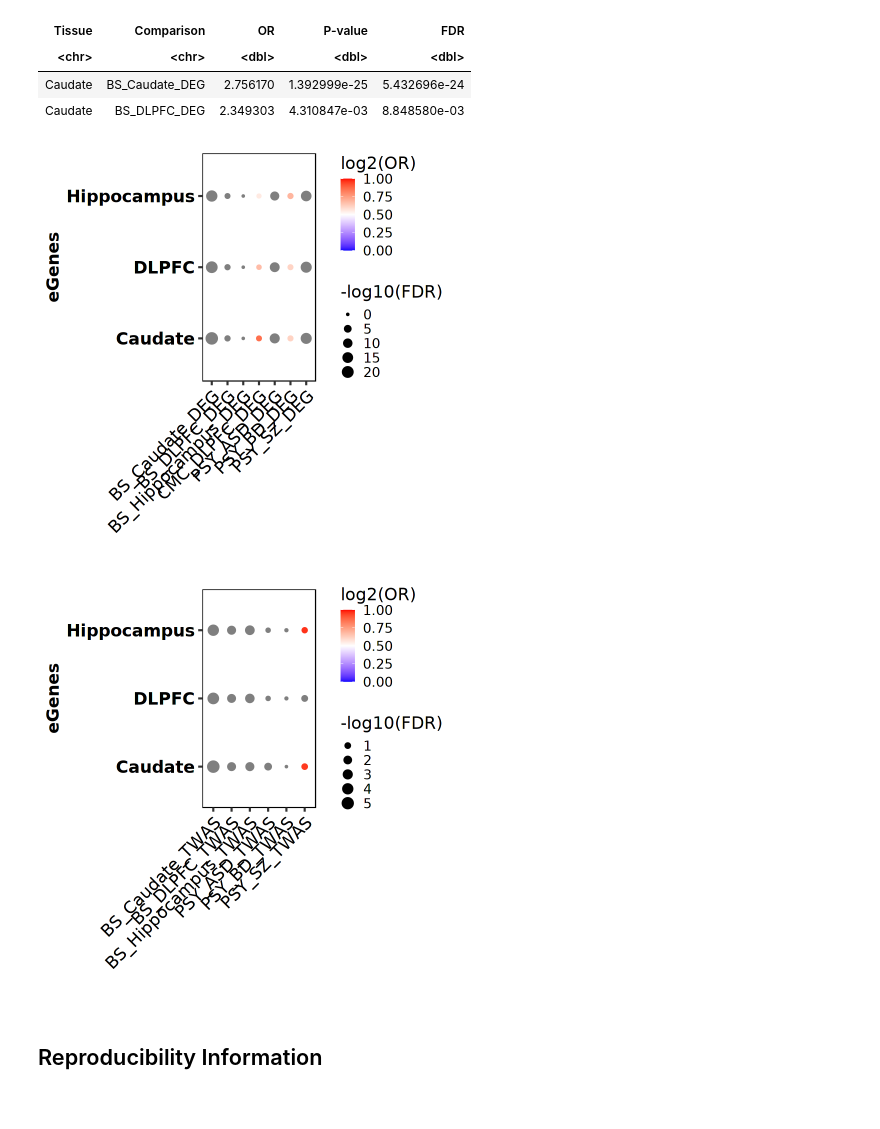
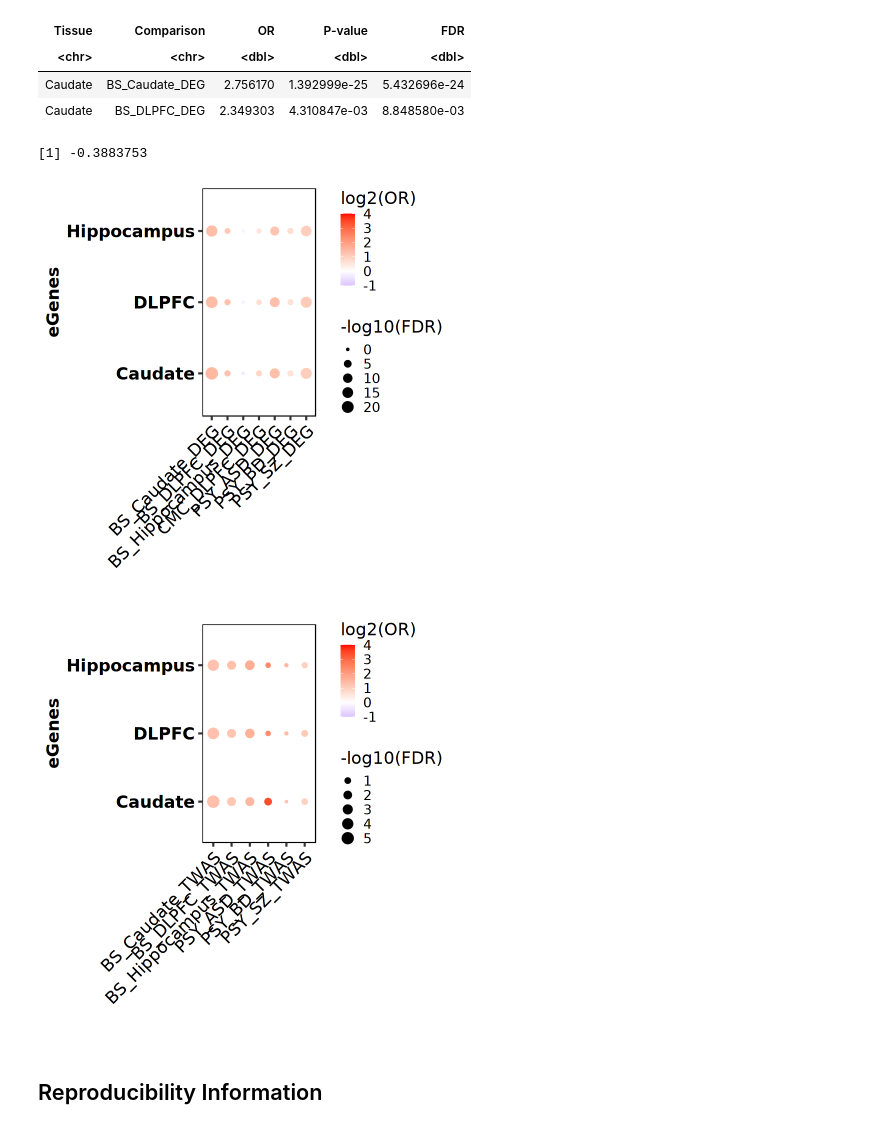
Before and after one commit to LieberInstitute/sex_differences_sz, a Jupyter notebook: eqtl_analysis/interaction_analysis/mashr/enrichment_analysis/heatmap/_m/main.ipynb, the cells around one changed output. Saved outputs shown, nothing was run; the diff lists cells and outputs as text; code cells hidden in the pictures.

Commit message:
updating limits to heatmap plot

```diff
--- a/eqtl_analysis/interaction_analysis/mashr/enrichment_analysis/heatmap/_m/main.ipynb
+++ b/eqtl_analysis/interaction_analysis/mashr/enrichment_analysis/heatmap/_m/main.ipynb
@@ -31,31 +31,35 @@ A data.table: 2 × 5
 | <chr> | <chr> | <dbl> | <dbl> | <dbl> |
 | Caudate | BS_Caudate_DEG | 2.756170 | 1.392999e-25 | 5.432696e-24 |
 | Caudate | BS_DLPFC_DEG | 2.349303 | 4.310847e-03 | 8.848580e-03 |
+# %%
+log2(dt$OR) %>% min
+# %% [output]
+[1] -0.3883753
 # %%
 dotplot <- dt %>% filter(str_detect(Comparison, "DEG")) %>%
     mutate(`-log10(FDR)` = -log10(FDR), `log2(OR)` = log2(OR)) %>%
     ggplot(aes(x=`Comparison`, y=Tissue, color=`log2(OR)`,
                size=`-log10(FDR)`)) +
     geom_point() + ylab('eGenes') + xlab('') +
-    scale_color_gradient2(midpoint = 0.5, low = "blue", mid = "white",
-                          high = "red", space = "Lab", limits=c(0,1)) +
+    scale_color_gradient2(midpoint = 0, low = "blue", mid = "white",
+                          high = "red", space = "Lab", limits=c(-1,4)) +
     ggpubr::theme_pubr(base_size=20, border=TRUE) +
     theme(axis.text.x = element_text(angle = 45, hjust=1),
           legend.position="right",
           axis.title=element_text(face="bold"),
           axis.text.y=element_text(face="bold"))
 save_plot(dotplot, "dotplot_enrichment_deg", 10, 7)
 dotplot
 # %% [output]
-[figure, old version]
+[figure, new version]
 # %%
 dotplot <- dt %>% filter(str_detect(Comparison, "TWAS")) %>%
     mutate(`-log10(FDR)` = -log10(FDR), `log2(OR)` = log2(OR)) %>%
     ggplot(aes(x=`Comparison`, y=Tissue, color=`log2(OR)`,
                size=`-log10(FDR)`)) +
     geom_point() + ylab('eGenes') + xlab('') +
-    scale_color_gradient2(midpoint = 0.5, low = "blue", mid = "white",
-                          high = "red", space = "Lab", limits=c(0,1)) +
+    scale_color_gradient2(midpoint = 0, low = "blue", mid = "white",
+                          high = "red", space = "Lab", limits=c(-1,4)) +
     #scale_size_continuous(limits=c(0, 10)) +
     ggpubr::theme_pubr(base_size=20, border=TRUE) +
     theme(axis.text.x = element_text(angle = 45, hjust=1),
@@ -65,7 +69,7 @@ dotplot <- dt %>% filter(str_detect(Comparison, "TWAS")) %>%
 save_plot(dotplot, "dotplot_enrichment_twas", 9, 7)
 dotplot
 # %% [output]
-[figure, old version]
+[figure, new version]
 # %% [markdown]
 ## Reproducibility Information
 # %%
```
Also changed, not shown: parts of 1 cell of this notebook, 9 other files.
